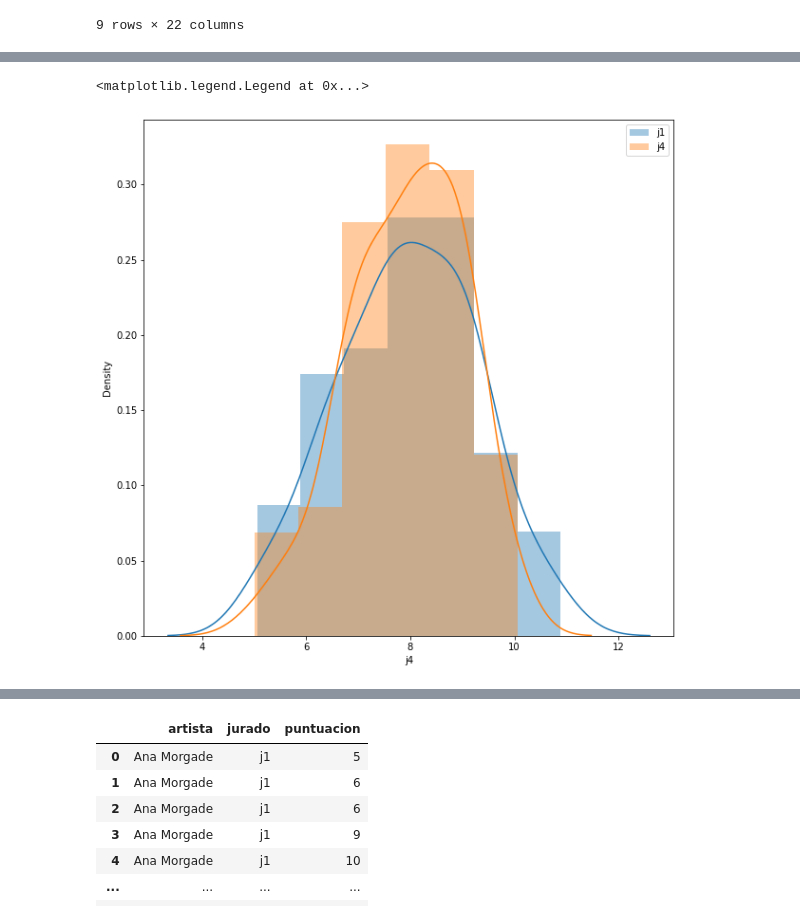
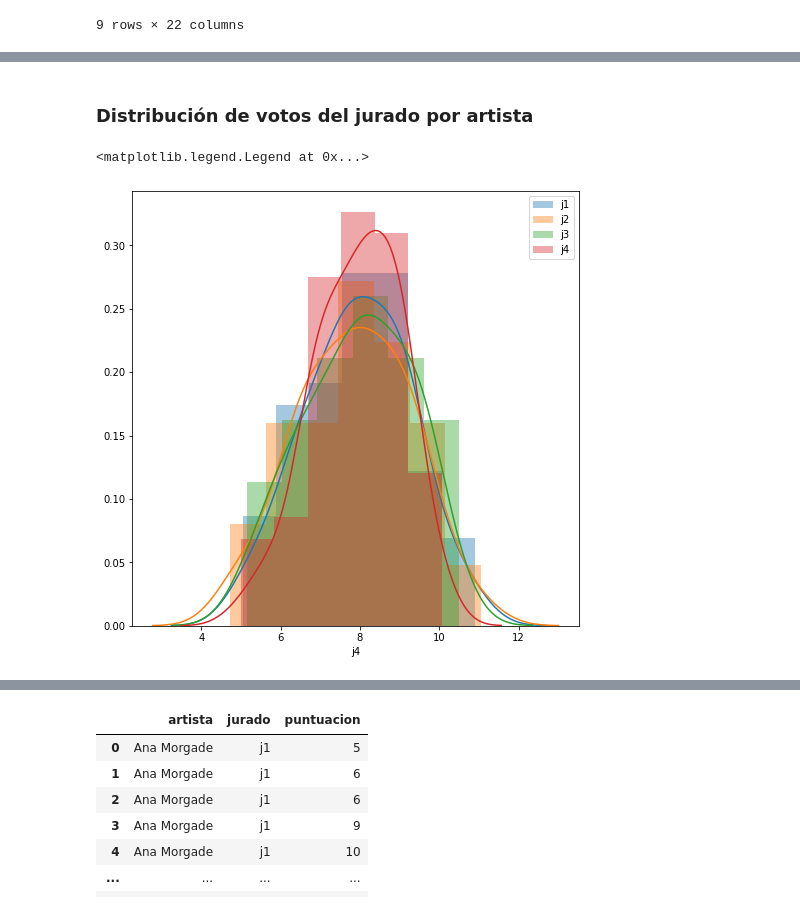
Before and after one commit to llabarga/ib-internal-math, a Jupyter notebook: TCMS_EDA.ipynb, the cells around one changed output, grey strips where cells are left out. Drawn from its saved outputs; the diff is of its cells as text; code cells hidden in the pictures.

```diff
--- a/TCMS_EDA.ipynb
+++ b/TCMS_EDA.ipynb
@@ -5,4 +7,4 @@ import scipy.stats as stats
 import seaborn as sns
 import matplotlib.pyplot as plt
 # %%
-plt.rcParams['figure.figsize']=(10,10)
+plt.rcParams['figure.figsize']=(8,8)
@@ -26,0 +39,4 @@ tcms
+# %%
+tcms["ganador"] = np.where(tcms.artista.isin(["Angy", "Roko", "Edurne", "Ruth Lorenzo", "Blas Cantó", "Miquel Fernández", "María Villalón"]), 1, 0)
+# %%
+tcms["finalista"] = np.where(tcms.artista.isin(["Angy", "Roko", "Edurne", "Ruth Lorenzo", "Blas Cantó", "Miquel Fernández", "María Villalón", "Santiago Segura I", "Julio Iglesias, Jr", "Daniel Diges", "Arturo Valls", "Melody", "Xuso Jones", "Edu Soto", "Pablo Puyol", "Rosa López", "Lorena Gómez", "Lucía Gil", "Fran Dieli", "Carlos Baute", "Soraya Arnelas"]), 1, 0)
@@ -90,7 +177,11 @@ tcms[tcms['artista'] == 'Angy']
+# %% [markdown]
+### Distribución de votos del jurado por artista
 # %%
-sns.distplot(pd.DataFrame(tcms.groupby('artista')['j1'].mean(), columns=['j1']).sort_values('j1', ascending=False)['j1'], kde=True, label='j1')
-sns.distplot(pd.DataFrame(tcms.groupby('artista')['j4'].mean(), columns=['j4']).sort_values('j4', ascending=False)['j4'], kde=True, label='j4')
+sns.distplot(pd.DataFrame(tcms.groupby('artista')['j1'].mean(), columns=['j1']).sort_values('j1', ascending=False)['j1'], label='j1')
+sns.distplot(pd.DataFrame(tcms.groupby('artista')['j2'].mean(), columns=['j2']).sort_values('j2', ascending=False)['j2'], label='j2')
+sns.distplot(pd.DataFrame(tcms.groupby('artista')['j3'].mean(), columns=['j3']).sort_values('j3', ascending=False)['j3'], label='j3')
+sns.distplot(pd.DataFrame(tcms.groupby('artista')['j4'].mean(), columns=['j4']).sort_values('j4', ascending=False)['j4'], label='j4')
 plt.legend()
 # %% [output]
 <matplotlib.legend.Legend at 0x...>
-[figure, old version]
+[figure, new version]
```
Also changed, not shown: parts of 48 cells of this notebook, 3 other files.
